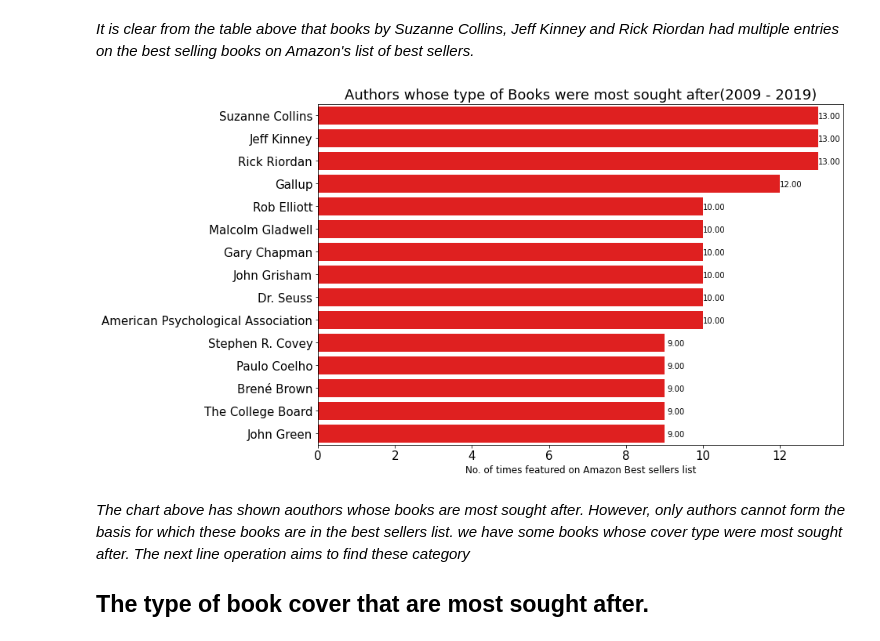
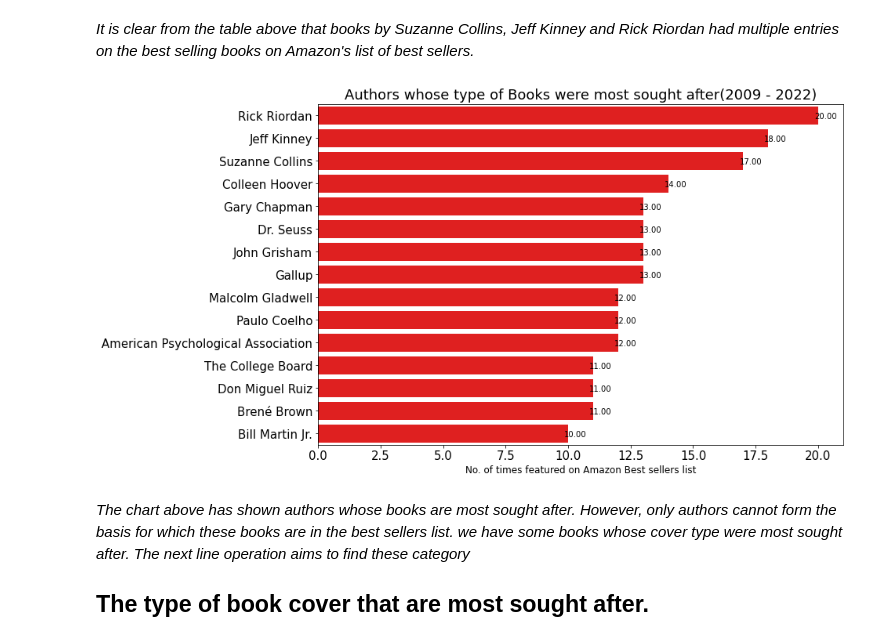
Before and after one commit to kazeemfatai26/Hamoye_StageE_project, a Jupyter notebook: Amazon_Data_Curation.ipynb, the cells around one changed output. Drawn from its saved outputs; the diff is of its cells as text; code cells hidden in the pictures.

```diff
--- a/Amazon_Data_Curation.ipynb
+++ b/Amazon_Data_Curation.ipynb
@@ -253,0 +329,4 @@ master.tail(10)
+# %%
+#scrapes top 100 books for 2020
+url = 'https://www.amazon.com/gp/bestsellers/2020/books/ref=zg_bsar_cal_ye'
+df_2020 = get_year_books(url, 2020)
@@ -253,0 +337,4 @@ master.tail(10)
+# %%
+#scrapes top 100 books for 2021
+url = 'https://www.amazon.com/gp/bestsellers/2021/books/ref=zg_bsar_cal_ye'
+df_2021 = get_year_books(url, 2021)
@@ -253,0 +345,4 @@ master.tail(10)
+# %%
+#scrapes top 100 books for 2022
+url = 'https://www.amazon.com/gp/bestsellers/2022/books/ref=zg_bsar_cal_ye'
+df_2022 = get_year_books(url, 2022)
@@ -254,3 +369,7 @@ master.tail(10)
+# %%
+master  = pd.concat([df_2009, df_2010, df_2011, df_2012, df_2013,
+                    df_2014 ,df_2015 ,df_2016 ,df_2017 ,df_2018,
+                     df_2019, df_2020, df_2021, df_2022])
 # %%
 #shows the info of the master dataframe
 master.info()
@@ -454,23 +556,23 @@ authors
 # %%
 #visulaizing the above findings
 bar,ax = plt.subplots(figsize=(12,8))
 ax = sb.barplot(x='book_author', y='index', data=authors, ci=None, color='red',orient='h')
-ax.set_title('Authors whose type of Books were most sought after(2009 - 2019)', fontsize=18)
+ax.set_title('Authors whose type of Books were most sought after(2009 - 2022)', fontsize=18)
 ax.set_xlabel ("No. of times featured on Amazon Best sellers list", fontsize=12)
 ax.set_ylabel (None, fontsize=20)
 ax.tick_params(axis='x', labelsize=15)
 ax.tick_params(axis='y', labelsize=15)
 
 #text annotation
 for p in ax.patches:
     width = p.get_width()
     plt.text(0.3+p.get_width(), p.get_y()+0.55*p.get_height(),
              '{:1.2f}'.format(width),
              ha='center', va='center')
 # %% [output]
-[figure, old version]
+[figure, new version]
 # %% [markdown]
-*The chart above has shown aouthors whose books are most sought after. However, only authors cannot form the basis for which these books are in the best sellers list. we have some books whose cover type were most sought after. The next line operation aims to find these category*
+*The chart above has shown authors whose books are most sought after. However, only authors cannot form the basis for which these books are in the best sellers list. we have some books whose cover type were most sought after. The next line operation aims to find these category*
 
 ## The type of book cover that are most sought after.
 # %%
```
Also changed, not shown: parts of 45 cells of this notebook, 1 other file.
